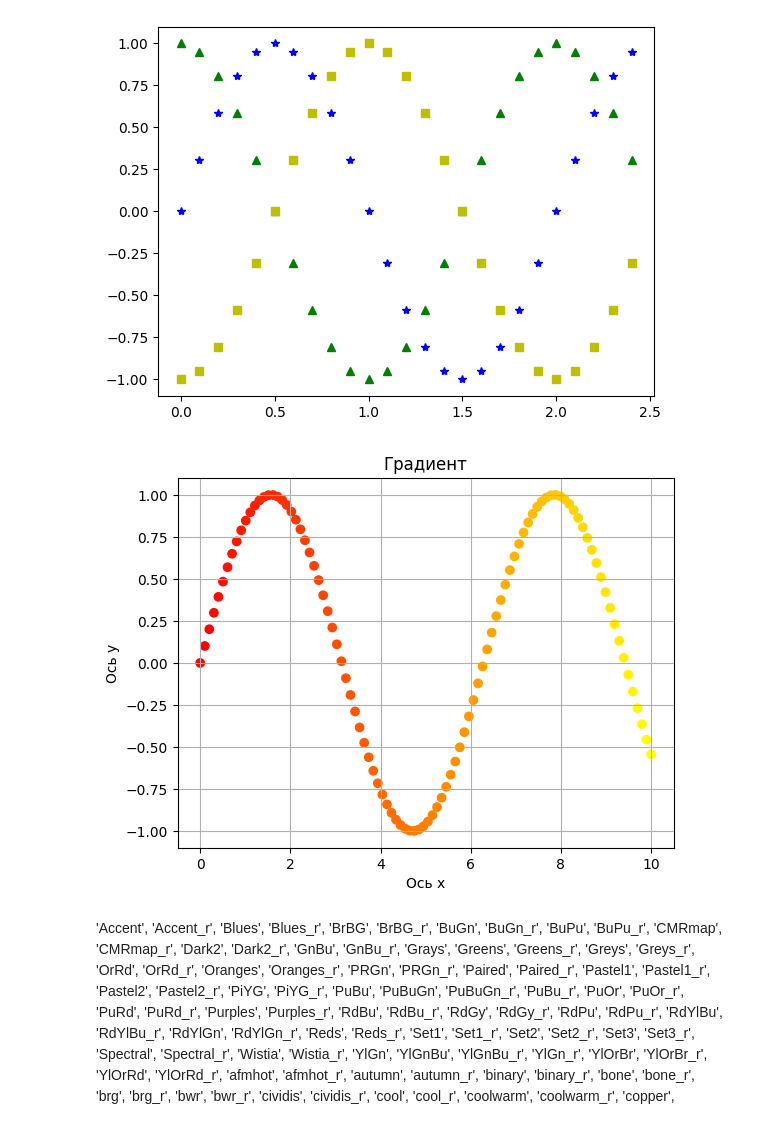
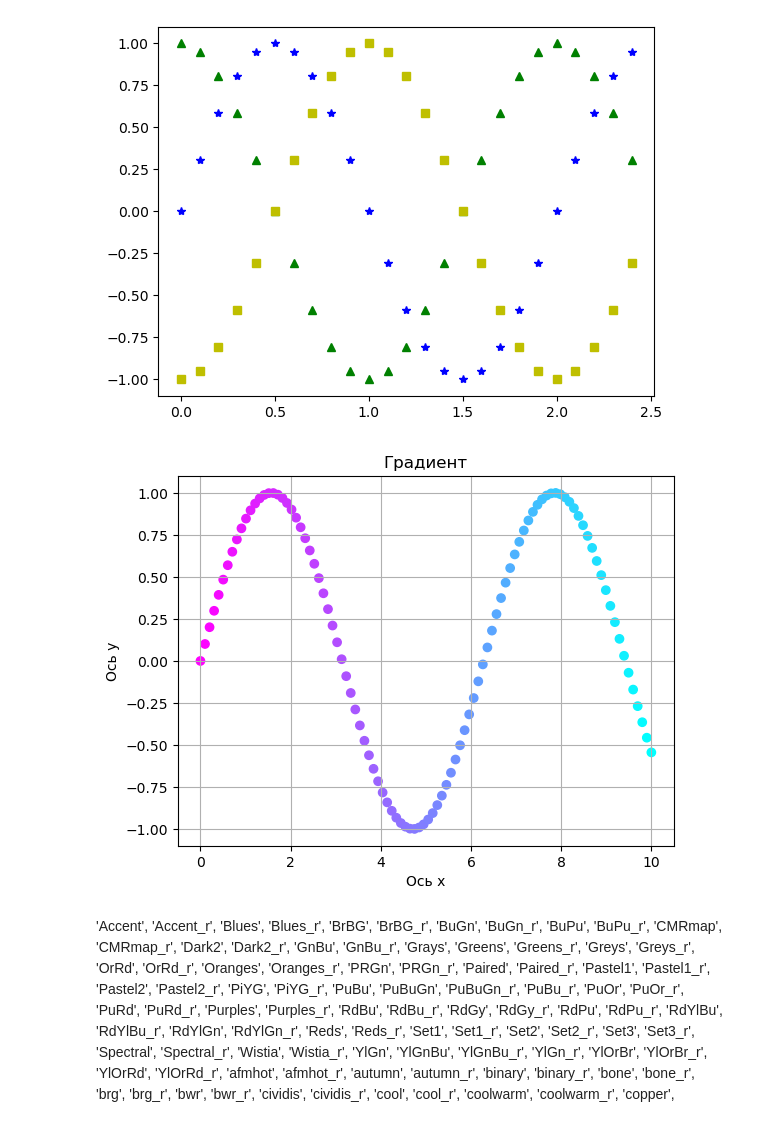
Before and after one commit to kolesnikova-o-p/2025, a Jupyter notebook: SEPMP/4_th.ipynb, the cells around one changed output. Drawn from its saved outputs; the diff is of its cells as text; code cells hidden in the pictures.

```diff
--- a/SEPMP/4_th.ipynb
+++ b/SEPMP/4_th.ipynb
@@ -617,13 +617,13 @@ plt.show()
 # %%
 x = np.linspace(0, 10, 100) # создаю массив из 100 равномерно распределенных значений между 0 и 10
 y = np.sin(x)
 
-plt.scatter(x, y, c=x, cmap='autumn')
+plt.scatter(x, y, c=x, cmap='cool_r')
 plt.xlabel('Ось х')
 plt.ylabel('Ось y')
 plt.title('Градиент')
 plt.grid(True)
 plt.show()
 # %% [output]
-[figure, old version]
+[figure, new version]
 # %% [markdown]
```
Also changed, not shown: parts of 11 cells of this notebook.
